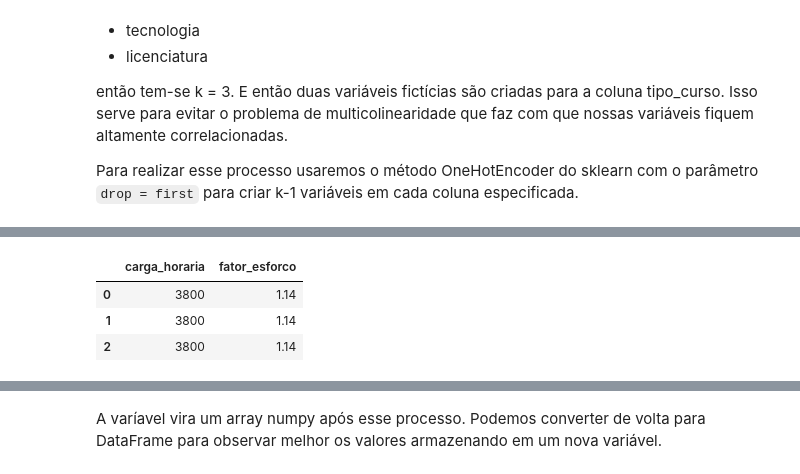
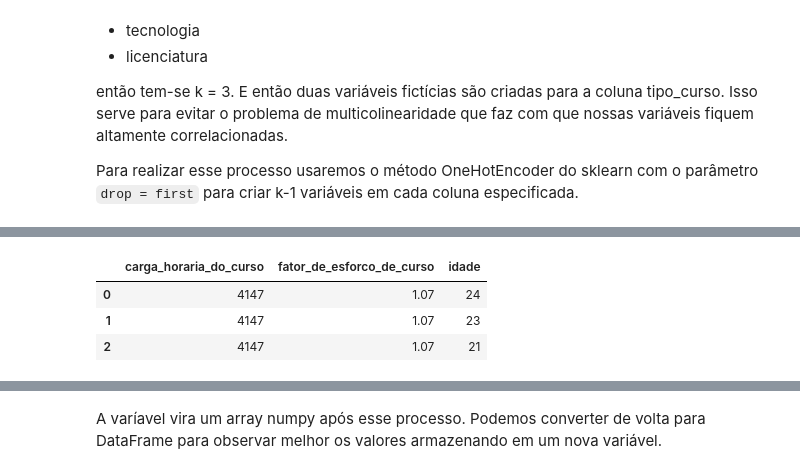
Before and after one commit to math3usvalenca/machine-learning-no-combate-a-evasao-estudantil, a Jupyter notebook: aplicacao-de-algoritmos/machine_learning.ipynb, the cells around one changed output, grey strips where cells are left out. Cells and saved outputs as stored; diff of their text form; code cells hidden in the pictures.

```diff
--- a/aplicacao-de-algoritmos/machine_learning.ipynb
+++ b/aplicacao-de-algoritmos/machine_learning.ipynb
@@ -25,6 +33,6 @@ warnings.filterwarnings("ignore")
 # %% [markdown]
 Lendo a base de dados e dispensando as colunas desnecessárias.
 # %%
-data = pd.read_csv('data.csv',sep=',', usecols = lambda column:column not in ['Unnamed: 0','cod_curso','cod_matricula','cod_ciclo_matricula'])
+data = pd.read_csv('student_data.csv',sep=',', usecols = lambda column:column not in ['cod_curso','codigo_da_matricula','codigo_do_ciclo_matricula'])
 data.head()
 # %% [output]
@@ -144,11 +143,11 @@ X_encoded.head()
 # %%
-X_numerical = data[['carga_horaria','fator_esforco']] # guardando as variáveis numéricas
+X_numerical = data[['carga_horaria_do_curso','fator_de_esforco_de_curso','idade']] # guardando as variáveis numéricas
 X_numerical.head(3)
 # %% [output]
-|  | carga_horaria | fator_esforco |
-| 0 | 3800 | 1.14 |
-| 1 | 3800 | 1.14 |
-| 2 | 3800 | 1.14 |
+|  | carga_horaria_do_curso | fator_de_esforco_de_curso | idade |
+| 0 | 4147 | 1.07 | 24 |
+| 1 | 4147 | 1.07 | 23 |
+| 2 | 4147 | 1.07 | 21 |
 # %%
 X_all = pd.concat([X_encoded, X_numerical],axis=1) # concatenando os dataframes
 X_all.head()
```
Also changed, not shown: parts of 127 cells of this notebook.
